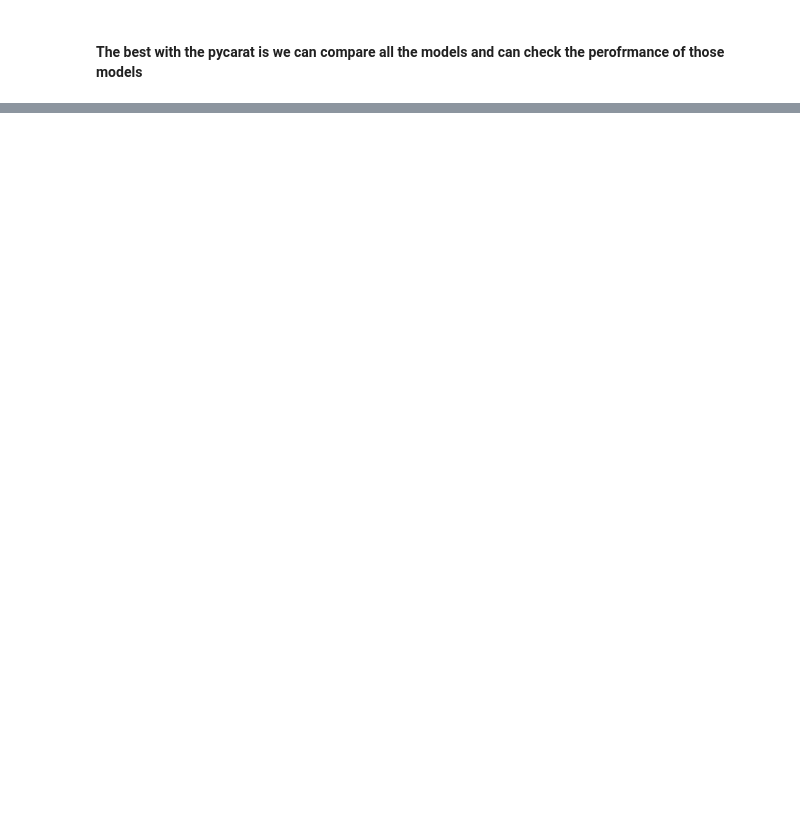
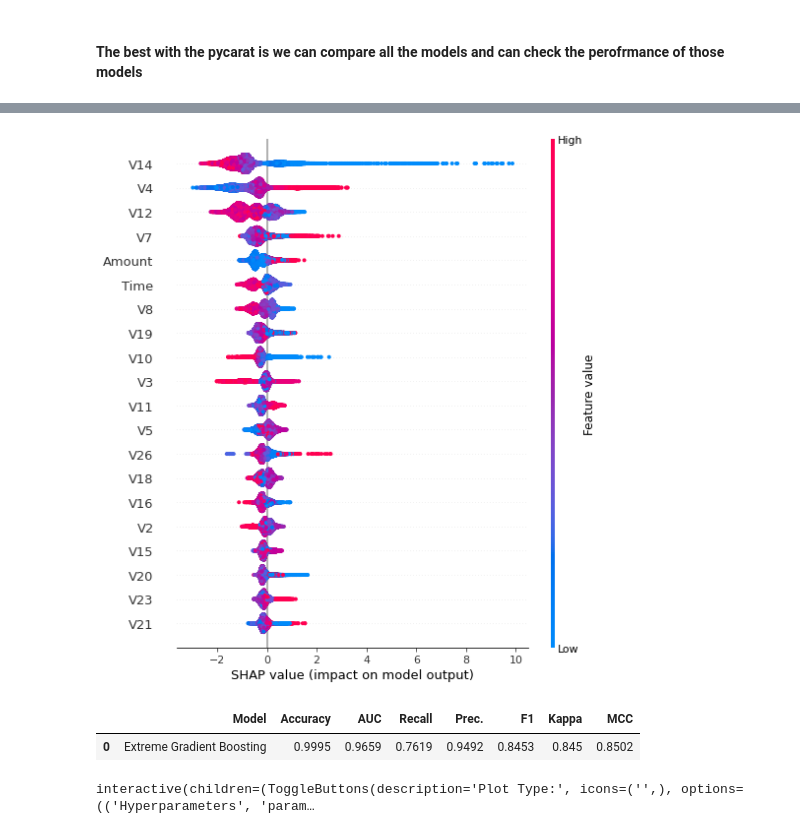
Before and after one commit to dixith249/Machine-Learning-projects, a Jupyter notebook: Credit card fraud detection/CreditCardFraudDetection.ipynb, the cells around one changed output, grey strips where cells are left out. Saved outputs shown, nothing was run; the diff lists cells and outputs as text; code cells hidden in the pictures; blank space fills up the shorter version.

```diff
--- a/Credit card fraud detection/CreditCardFraudDetection.ipynb
+++ b/Credit card fraud detection/CreditCardFraudDetection.ipynb
@@ -125,0 +163,2 @@ Fitting 10 folds for each of 10 candidates, totalling 100 fits
+# %%
+xgboost =  create_model('xgboost')
@@ -125,0 +195,13 @@ Fitting 10 folds for each of 10 candidates, totalling 100 fits
+# %%
+interpret_model(xgboost)
+# %% [output]
+[figure, added]
+# %%
+prediction = predict_model(xgboost)
+# %% [output]
+|  | Model | Accuracy | AUC | Recall | Prec. | F1 | Kappa | MCC |
+| 0 | Extreme Gradient Boosting | 0.9995 | 0.9659 | 0.7619 | 0.9492 | 0.8453 | 0.845 | 0.8502 |
+# %%
+evaluate_model(xgboost)
+# %% [output]
+interactive(children=(ToggleButtons(description='Plot Type:', icons=('',), options=(('Hyperparameters', 'param…
```
Also changed, not shown: parts of 17 cells of this notebook.
